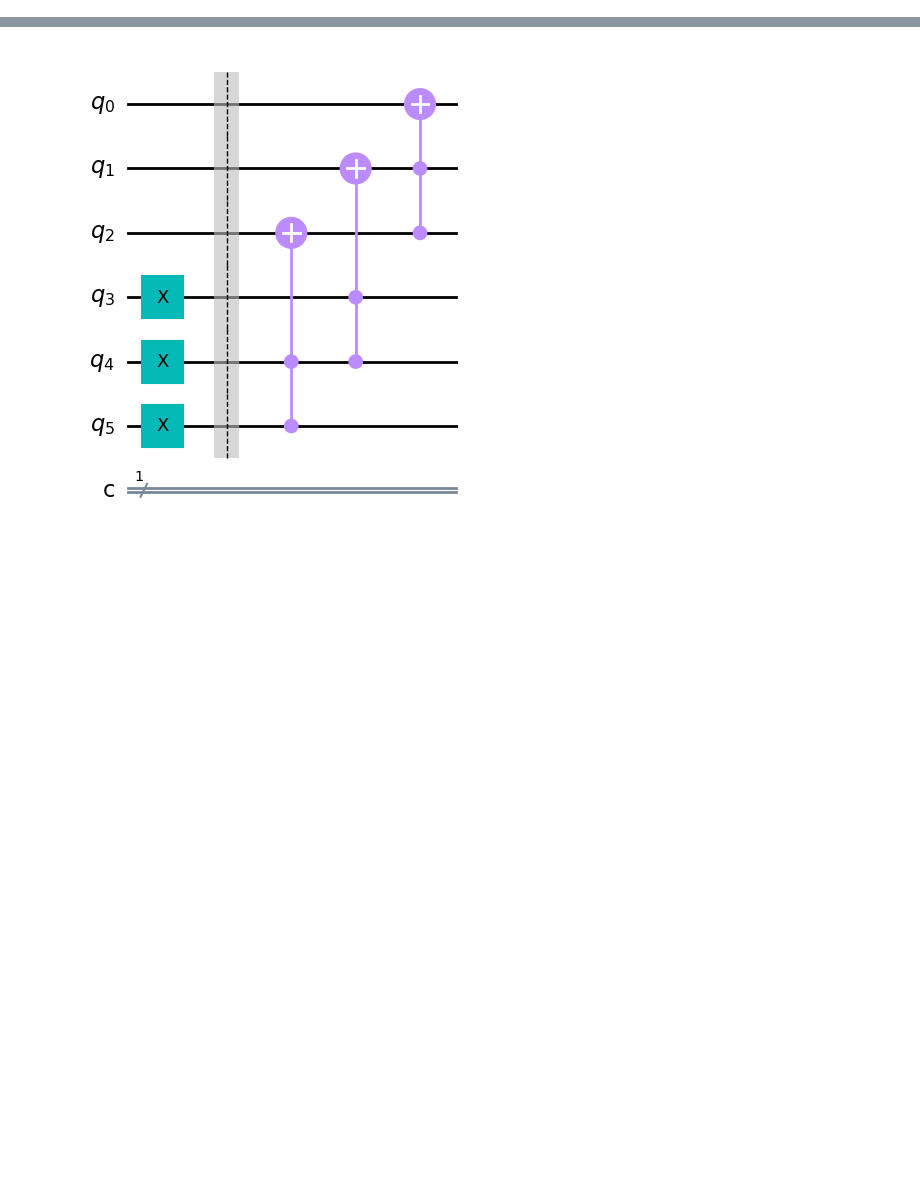
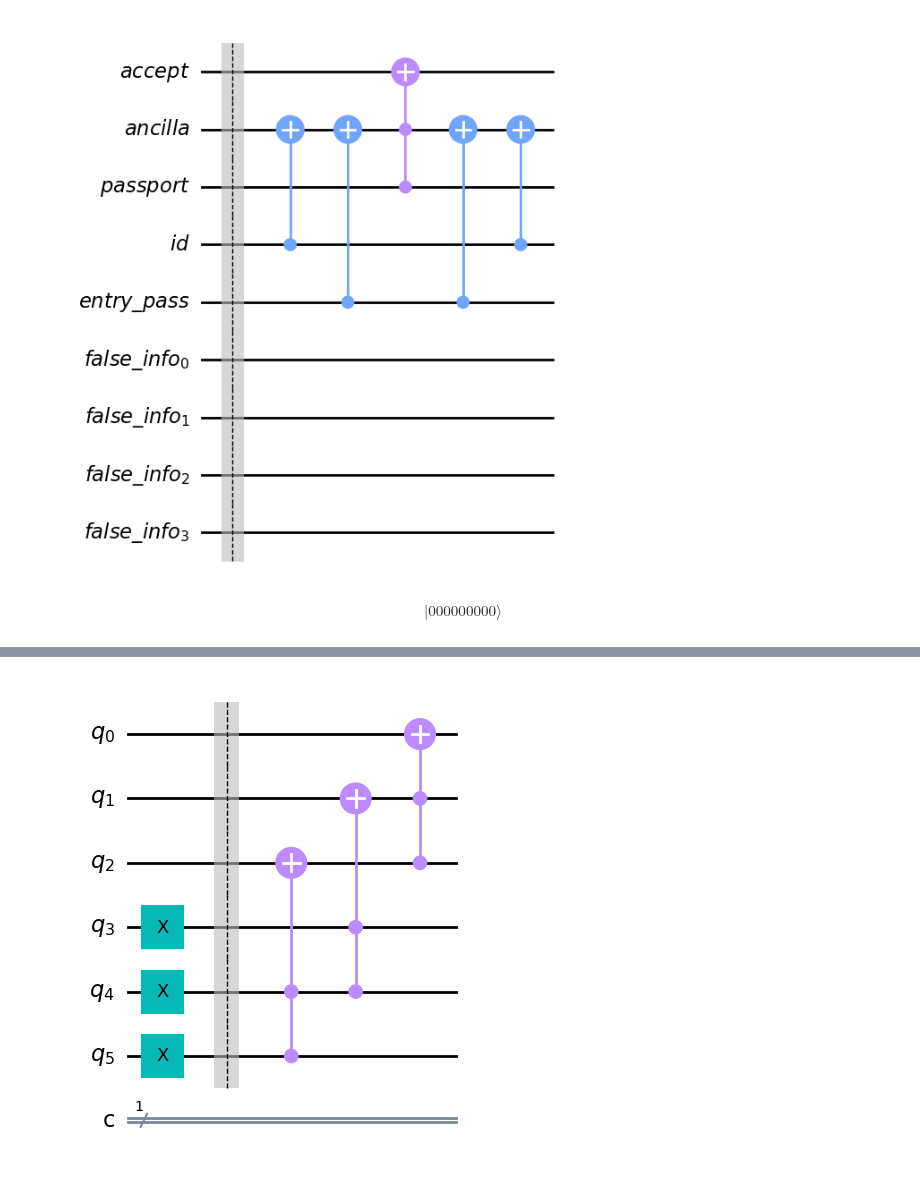
Before and after one commit to Dpbm/quantum, a Jupyter notebook: qiskit/papers-please.ipynb, the cells around one changed output, grey strips where cells are left out. Drawn from its saved outputs; the diff is of its cells as text; code cells hidden in the pictures; blank space fills up the shorter version.

```diff
--- a/qiskit/papers-please.ipynb
+++ b/qiskit/papers-please.ipynb
@@ -17,3 +14,24 @@ work_pass = QuantumRegister(1, name="work_pass")
+# %%
+qc = QuantumCircuit(accept, ancilla, passport, id, entry_pass, false_info)
+#accept, justify, detain, bribe, ancilla, passport,
+#qc.x(foreigner)
+
+qc.barrier()
+
+qc.cx(id, ancilla)
+qc.cx(entry_pass, ancilla[-1])
+qc.ccx(passport, ancilla[-1], accept)
+qc.cx(entry_pass, ancilla[-1])
+
+qc.cx(id, ancilla)
+#qc.ccx(work_pass, worker, ancilla[-3])
+
+
+display(qc.draw("mpl"))
+Statevector(qc).draw("latex")
+# %% [output]
+[figure, added]
+$$ |000000000\rangle$$
 # %%
 qc = QuantumCircuit(accept, detain, bribe, ancilla)
 
```
Also changed, not shown: parts of 3 cells of this notebook.
